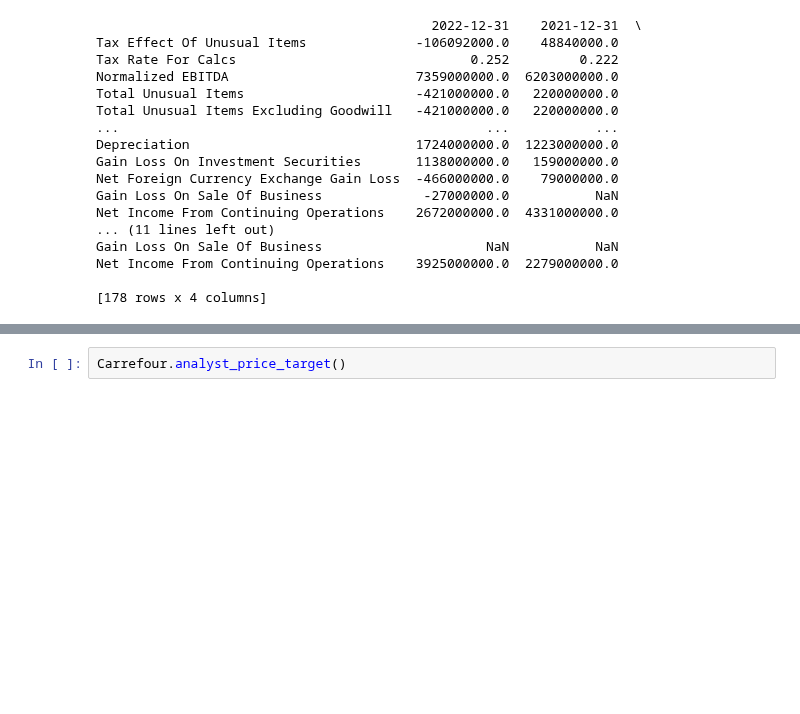
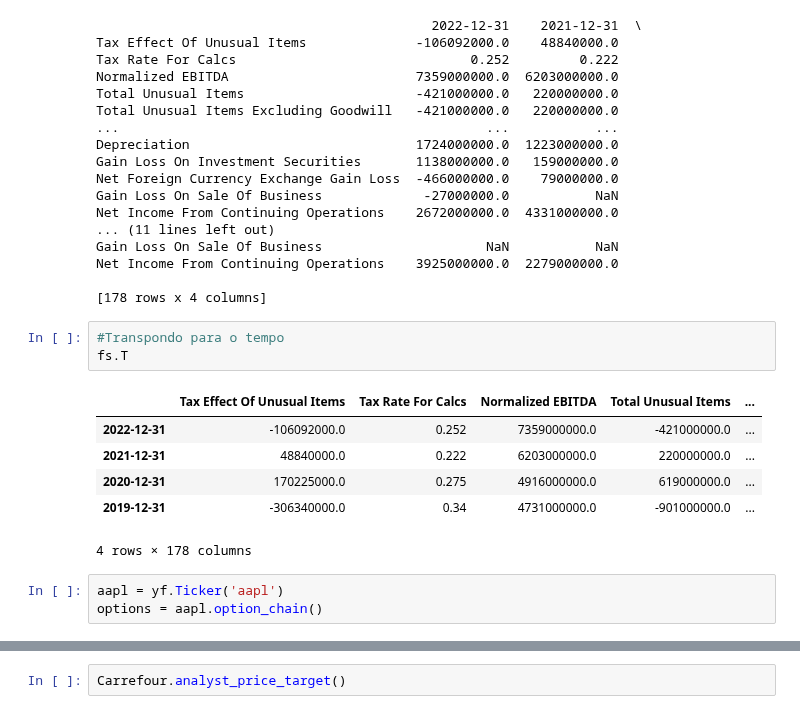
Before and after one commit to facklen/python_para_investimentos, a Jupyter notebook: yfinance_Completo.ipynb, the cells around one changed output, grey strips where cells are left out. Drawn from its saved outputs; the diff is of its cells as text; blank space fills up the shorter version.

```diff
--- a/yfinance_Completo.ipynb
+++ b/yfinance_Completo.ipynb
@@ -445,3 +445,16 @@ Gain Loss On Sale Of Business                     NaN           NaN
 Net Income From Continuing Operations    3925000000.0  2279000000.0
 
 [178 rows x 4 columns]
+# %%
+#Transpondo para o tempo
+fs.T
+# %% [output]
+|  | Tax Effect Of Unusual Items | Tax Rate For Calcs | Normalized EBITDA | Total Unusual Items | ... |
+| 2022-12-31 | -106092000.0 | 0.252 | 7359000000.0 | -421000000.0 | ... |
+| 2021-12-31 | 48840000.0 | 0.222 | 6203000000.0 | 220000000.0 | ... |
+| 2020-12-31 | 170225000.0 | 0.275 | 4916000000.0 | 619000000.0 | ... |
+| 2019-12-31 | -306340000.0 | 0.34 | 4731000000.0 | -901000000.0 | ... |
+4 rows × 178 columns
+# %%
+aapl = yf.Ticker('aapl')
+options = aapl.option_chain()
```
Also changed, not shown: parts of 7 cells of this notebook.
